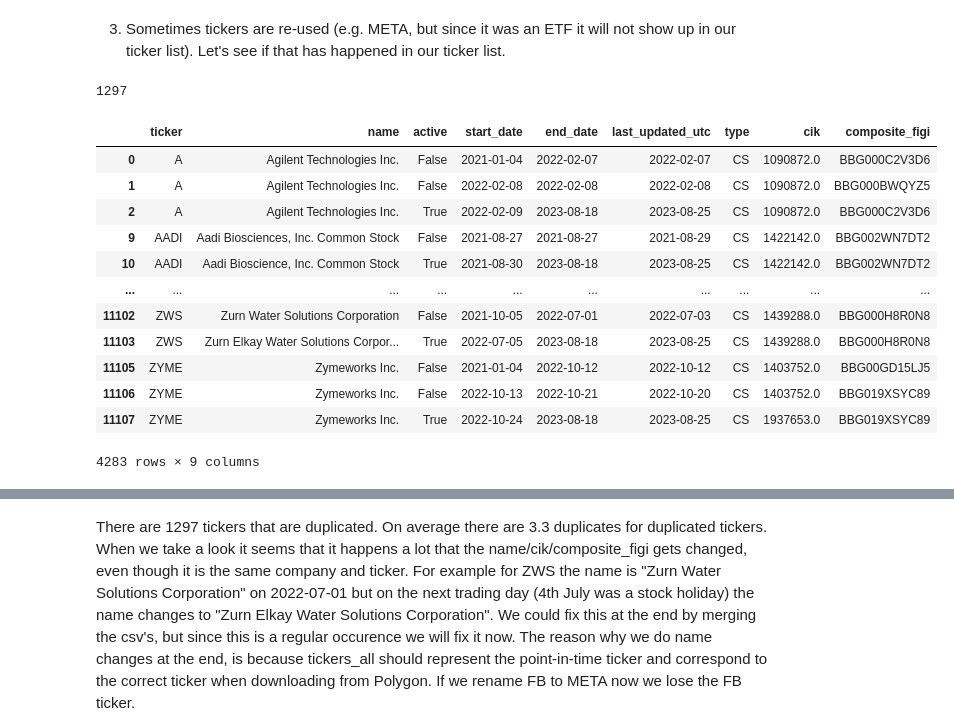
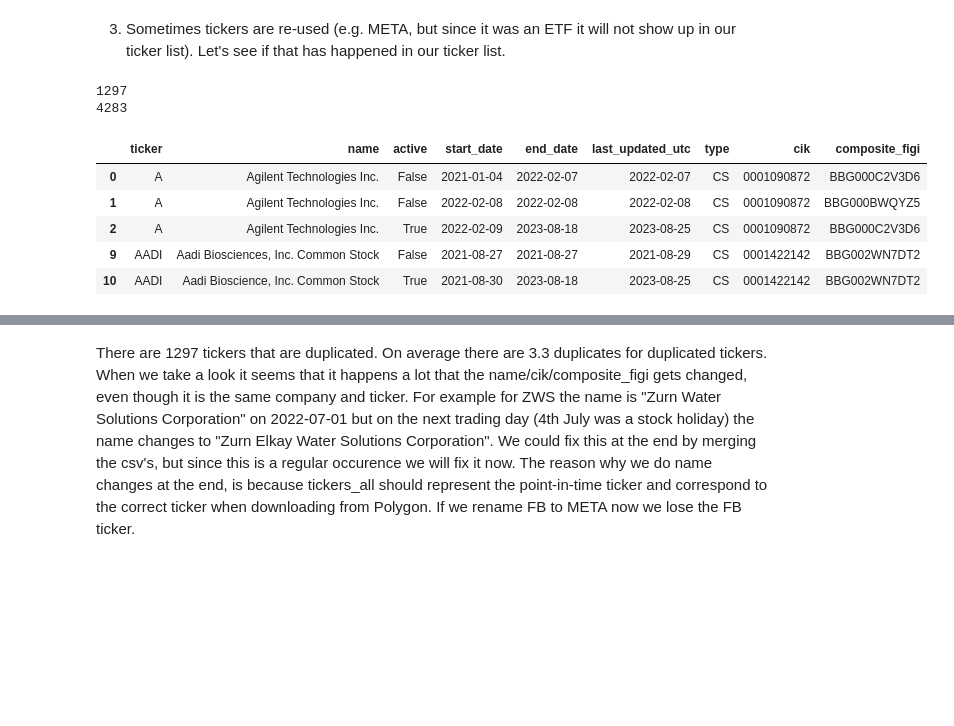
Before and after one commit to shinathan/QSExtended, a Jupyter notebook: data_import/polygon/1_get_tickers.ipynb, the cells around one changed output, grey strips where cells are left out. Saved outputs shown, nothing was run; the diff lists cells and outputs as text; code cells hidden in the pictures; blank space fills up the shorter version.

```diff
--- a/data_import/polygon/1_get_tickers.ipynb
+++ b/data_import/polygon/1_get_tickers.ipynb
@@ -1104,22 +1127,17 @@ tickers_all[tickers_all["ticker"] == "HTZ"]
 # %%
 duplicated = tickers_all[tickers_all["ticker"].duplicated(keep=False)]
 print(len(duplicated["ticker"].unique()))
-duplicated
+print(len(duplicated))
+duplicated.head()
 # %% [output]
 1297
+4283
 |  | ticker | name | active | start_date | end_date | last_updated_utc | type | cik | composite_figi |
-| 0 | A | Agilent Technologies Inc. | False | 2021-01-04 | 2022-02-07 | 2022-02-07 | CS | 1090872.0 | BBG000C2V3D6 |
-| 1 | A | Agilent Technologies Inc. | False | 2022-02-08 | 2022-02-08 | 2022-02-08 | CS | 1090872.0 | BBG000BWQYZ5 |
-| 2 | A | Agilent Technologies Inc. | True | 2022-02-09 | 2023-08-18 | 2023-08-25 | CS | 1090872.0 | BBG000C2V3D6 |
-| 9 | AADI | Aadi Biosciences, Inc. Common Stock | False | 2021-08-27 | 2021-08-27 | 2021-08-29 | CS | 1422142.0 | BBG002WN7DT2 |
-| 10 | AADI | Aadi Bioscience, Inc. Common Stock | True | 2021-08-30 | 2023-08-18 | 2023-08-25 | CS | 1422142.0 | BBG002WN7DT2 |
-| ... | ... | ... | ... | ... | ... | ... | ... | ... | ... |
-| 11102 | ZWS | Zurn Water Solutions Corporation | False | 2021-10-05 | 2022-07-01 | 2022-07-03 | CS | 1439288.0 | BBG000H8R0N8 |
-| 11103 | ZWS | Zurn Elkay Water Solutions Corpor... | True | 2022-07-05 | 2023-08-18 | 2023-08-25 | CS | 1439288.0 | BBG000H8R0N8 |
-| 11105 | ZYME | Zymeworks Inc. | False | 2021-01-04 | 2022-10-12 | 2022-10-12 | CS | 1403752.0 | BBG00GD15LJ5 |
-| 11106 | ZYME | Zymeworks Inc. | False | 2022-10-13 | 2022-10-21 | 2022-10-20 | CS | 1403752.0 | BBG019XSYC89 |
-| 11107 | ZYME | Zymeworks Inc. | True | 2022-10-24 | 2023-08-18 | 2023-08-25 | CS | 1937653.0 | BBG019XSYC89 |
+| 0 | A | Agilent Technologies Inc. | False | 2021-01-04 | 2022-02-07 | 2022-02-07 | CS | 0001090872 | BBG000C2V3D6 |
+| 1 | A | Agilent Technologies Inc. | False | 2022-02-08 | 2022-02-08 | 2022-02-08 | CS | 0001090872 | BBG000BWQYZ5 |
+| 2 | A | Agilent Technologies Inc. | True | 2022-02-09 | 2023-08-18 | 2023-08-25 | CS | 0001090872 | BBG000C2V3D6 |
+| 9 | AADI | Aadi Biosciences, Inc. Common Stock | False | 2021-08-27 | 2021-08-27 | 2021-08-29 | CS | 0001422142 | BBG002WN7DT2 |
+| 10 | AADI | Aadi Bioscience, Inc. Common Stock | True | 2021-08-30 | 2023-08-18 | 2023-08-25 | CS | 0001422142 | BBG002WN7DT2 |
-4283 rows × 9 columns
 # %%
 # what
 from collections import Counter
```
Also changed, not shown: parts of 28 cells of this notebook.
